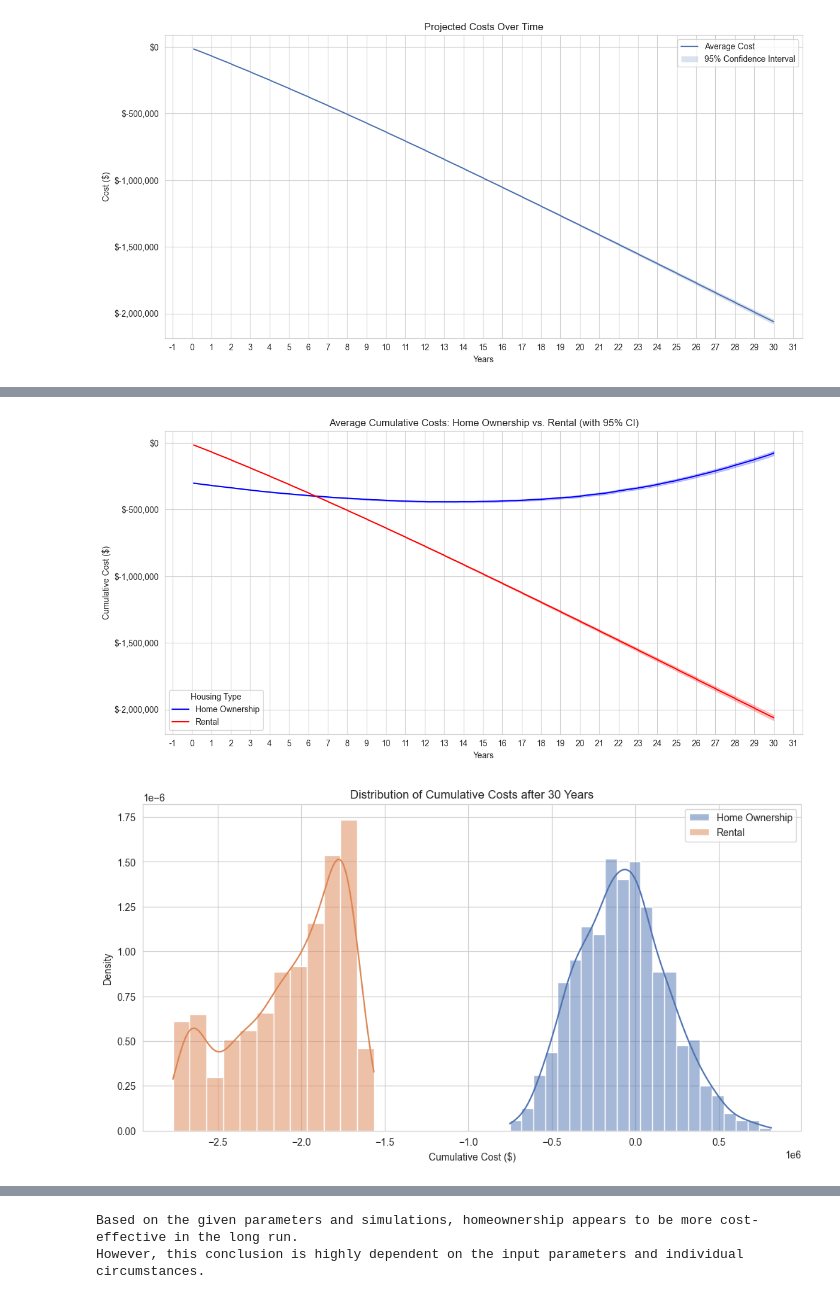
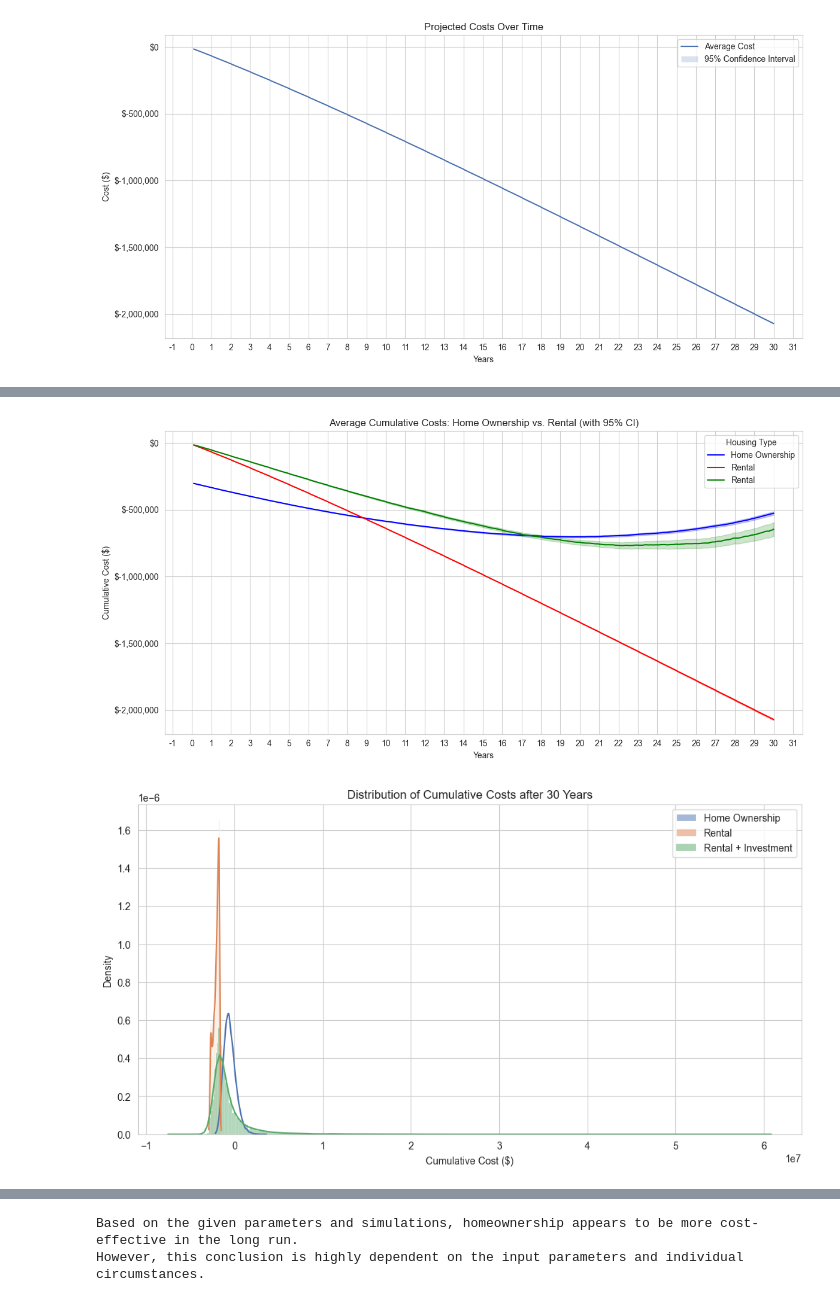
Before and after one commit to jcreinhold/nyc-home-cost-calculator, a Jupyter notebook: notebooks/example.ipynb, the cells around one changed output, grey strips where cells are left out. Drawn from its saved outputs; the diff is of its cells as text; code cells hidden in the pictures.

Commit message:
Add many features to simulation to make it more realistic

```diff
--- a/notebooks/example.ipynb
+++ b/notebooks/example.ipynb
@@ -91,2 +96,28 @@ rental_calculator.export_to_excel("rental-costs.xlsx", cumulative_rental_costs)
 # %% [output]
 [figure]
+# %%
+investment_calculator = InvestmentCalculator(
+    initial_investment=down_payment,
+    monthly_contribution=0.0,
+    total_years=30,
+    mean_return_rate=0.07,
+    volatility=0.15,
+    degrees_of_freedom=4,
+    simulations=10_000,
+    rng=rng,
+)
+
+
+# Run simulation
+investment_results = investment_calculator.simulate()
+
+# Plot the results
+investment_calculator.plot(
+    investment_results.profit_loss,
+    title="Investment Value Over Time",
+    ylabel="Investment Value ($)",
+    label="Average Investment Value",
+)
+
+# Save the results to an Excel spreadsheet
+investment_calculator.export_to_excel("investment-costs.xlsx", investment_results.profit_loss)
@@ -92,0 +126,6 @@ rental_calculator.export_to_excel("rental-costs.xlsx", cumulative_rental_costs)
+# %%
+# Combine the rent results and investment results to compare with home ownership with rent + investment.
+rent_and_investment_results = rent_results + investment_results
+
+# Plot the results
+rental_calculator.plot(rent_and_investment_results.profit_loss)
@@ -94,23 +135,10 @@ rental_calculator.export_to_excel("rental-costs.xlsx", cumulative_rental_costs)
 # Prepare data for plotting
 years = np.array(list(range(1, (12 * 30) + 1))) / 12
 
-
-# Calculate confidence intervals
-def calculate_ci(costs):
-    # Calculate mean and standard error for each year
-    means = np.mean(costs, axis=1)
-    std_errors = np.std(costs, axis=1) / np.sqrt(costs.shape[1])
-
-    # Calculate 95% confidence intervals
-    ci_lower = means - 1.96 * std_errors
-    ci_upper = means + 1.96 * std_errors
-
-    return means, ci_lower, ci_upper
-
-
 # Calculate statistics for home ownership and rental
-home_means, home_ci_lower, home_ci_upper = calculate_ci(cumulative_home_costs)
-rental_means, rental_ci_lower, rental_ci_upper = calculate_ci(cumulative_rental_costs)
+home_means, home_ci_lower, home_ci_upper = calculate_confidence_intervals(home_results.profit_loss)
+rental_means, rental_ci_lower, rental_ci_upper = calculate_confidence_intervals(rent_results.profit_loss)
+rai_means, rai_ci_lower, rai_ci_upper = calculate_confidence_intervals(rent_and_investment_results.profit_loss)
 
 # Plot average costs over time with confidence intervals
 plt.figure(figsize=(12, 6))
@@ -122,6 +150,10 @@ plt.fill_between(years, home_ci_lower, home_ci_upper, alpha=0.2, color="blue")
 # Plot rental data
 plt.plot(years, rental_means, label="Rental", color="red")
 plt.fill_between(years, rental_ci_lower, rental_ci_upper, alpha=0.2, color="red")
+
+# Plot rental + investment data
+plt.plot(years, rai_means, label="Rental + Investment", color="green")
+plt.fill_between(years, rai_ci_lower, rai_ci_upper, alpha=0.2, color="green")
 
 plt.title("Average Cumulative Costs: Home Ownership vs. Rental (with 95% CI)")
 plt.xlabel("Years")
@@ -137,21 +169,23 @@ plt.gca().xaxis.set_minor_locator(ticker.MultipleLocator(0.25))
 plt.tight_layout()
 plt.show()
 # %% [output]
-[figure, old version]
+[figure, new version]
 # %%
 # Calculate and plot cost distribution for the final month
-home_final_month = cumulative_home_costs[-1]
-rental_final_month = cumulative_rental_costs[-1]
+home_final_month = home_results.profit_loss[-1]
+rental_final_month = rent_results.profit_loss[-1]
+rai_final_month = rent_and_investment_results.profit_loss[-1]
 
-plt.figure(figsize=(12, 6))
-sns.histplot(home_final_month, kde=True, stat="density", label="Home Ownership")
-sns.histplot(rental_final_month, kde=True, stat="density", label="Rental")
+fig, ax = plt.subplots(1, 1, figsize=(12, 6))
+sns.histplot(home_final_month, kde=True, stat="density", label="Home Ownership", ax=ax)
+sns.histplot(rental_final_month, kde=True, stat="density", label="Rental", ax=ax)
+sns.histplot(rai_final_month, kde=True, stat="density", label="Rental + Investment", ax=ax)
 plt.title("Distribution of Cumulative Costs after 30 Years")
 plt.xlabel("Cumulative Cost ($)")
 plt.ylabel("Density")
 plt.legend()
 plt.show()
 # %% [output]
-[figure, old version]
+[figure, new version]
 # %%
 # Calculate and print summary statistics
```
Also changed, not shown: parts of 6 cells of this notebook, 17 other files.
